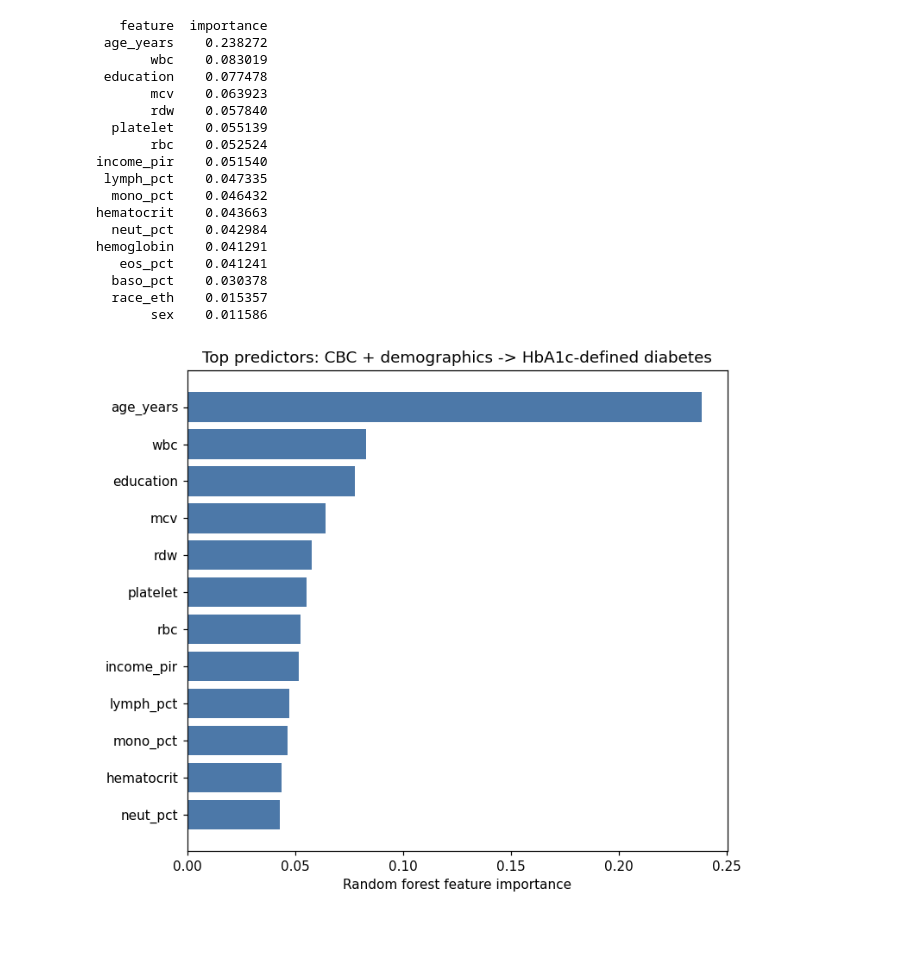
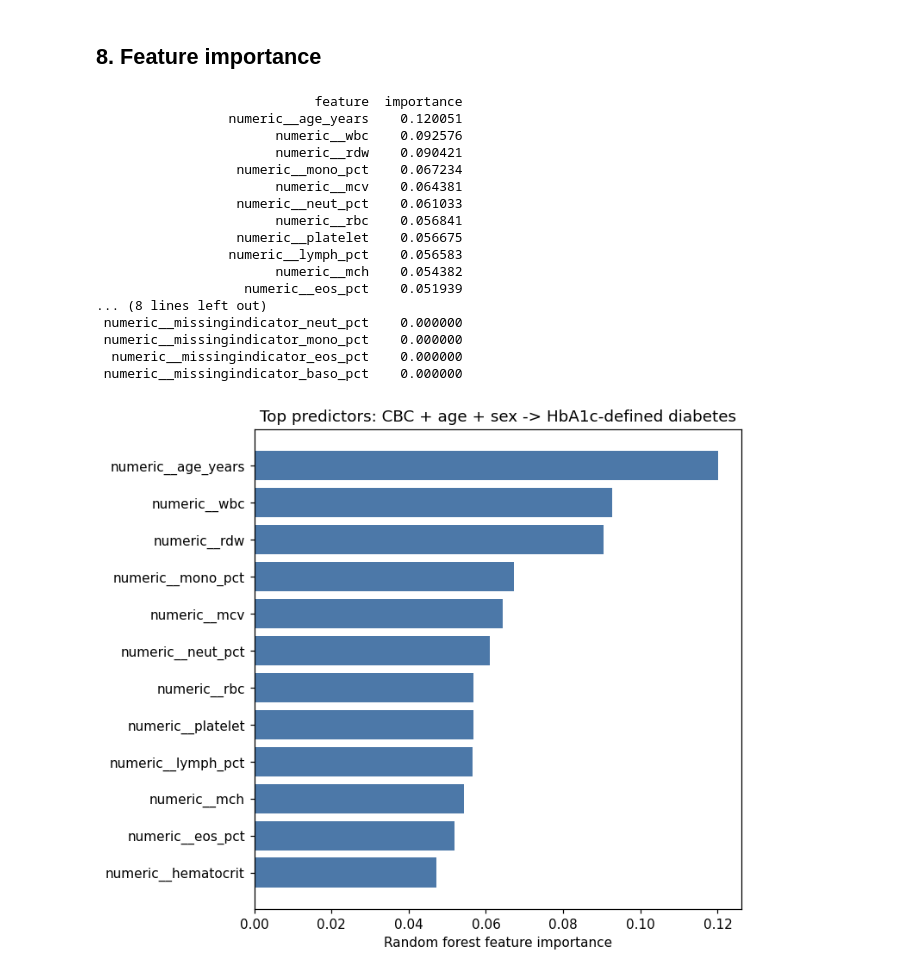
Before and after one commit to hamidsaeed13/VORTEX-BMEN-600-Project, a Jupyter notebook: code/02_baseline_model_and_figures.ipynb, the cells around one changed output. Cells and saved outputs as stored; diff of their text form; code cells hidden in the pictures; blank space fills up the shorter version.

```diff
--- a/code/02_baseline_model_and_figures.ipynb
+++ b/code/02_baseline_model_and_figures.ipynb
@@ -218,32 +562,33 @@ print(threshold_table.to_string(index=False))
+# %% [markdown]
+## 8. Feature importance
 # %%
-feature_names = numeric_features + categorical_features
-importances = rf_pipe.named_steps["clf"].feature_importances_
+feature_names = full_rf_pipe.named_steps["preprocess"].get_feature_names_out()
+importances = full_rf_pipe.named_steps["classifier"].feature_importances_
 imp_df = pd.DataFrame({"feature": feature_names, "importance": importances}).sort_values("importance", ascending=False)
 print(imp_df.to_string(index=False))
 
 plt.figure(figsize=(7, 6))
 plt.barh(imp_df["feature"][:12][::-1], imp_df["importance"][:12][::-1], color="#4C78A8")
 plt.xlabel("Random forest feature importance")
-plt.title("Top predictors: CBC + demographics -> HbA1c-defined diabetes")
+plt.title("Top predictors: CBC + age + sex -> HbA1c-defined diabetes")
 plt.tight_layout()
 plt.show()
 # %% [output]
-   feature  importance
- age_years    0.238272
-       wbc    0.083019
- education    0.077478
-       mcv    0.063923
-       rdw    0.057840
-  platelet    0.055139
-       rbc    0.052524
-income_pir    0.051540
- lymph_pct    0.047335
-  mono_pct    0.046432
-hematocrit    0.043663
-  neut_pct    0.042984
-hemoglobin    0.041291
-   eos_pct    0.041241
-  baso_pct    0.030378
-  race_eth    0.015357
-       sex    0.011586
+                            feature  importance
+                 numeric__age_years    0.120051
+                       numeric__wbc    0.092576
+                       numeric__rdw    0.090421
+                  numeric__mono_pct    0.067234
+                       numeric__mcv    0.064381
+                  numeric__neut_pct    0.061033
+                       numeric__rbc    0.056841
+                  numeric__platelet    0.056675
+                 numeric__lymph_pct    0.056583
+                       numeric__mch    0.054382
+                   numeric__eos_pct    0.051939
+... (8 lines left out)
+ numeric__missingindicator_neut_pct    0.000000
+ numeric__missingindicator_mono_pct    0.000000
+  numeric__missingindicator_eos_pct    0.000000
+ numeric__missingindicator_baso_pct    0.000000
-[figure, old version]
+[figure, new version]
```
Also changed, not shown: parts of 25 cells of this notebook.
